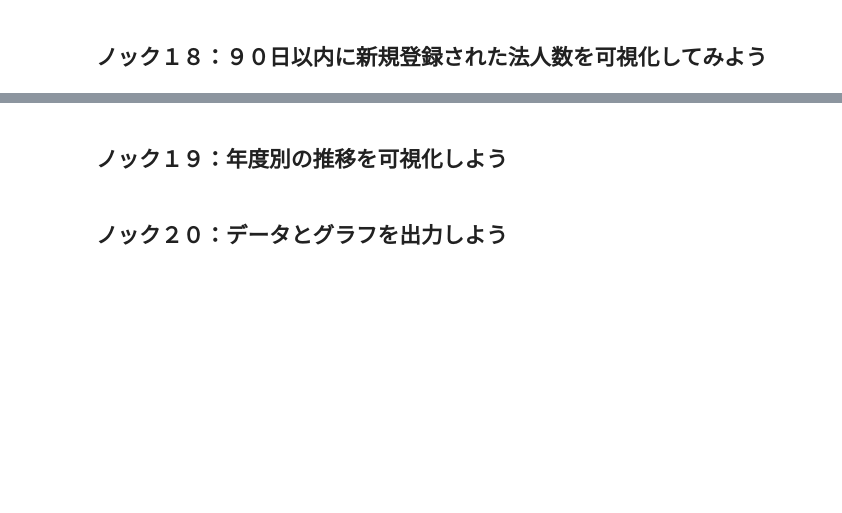
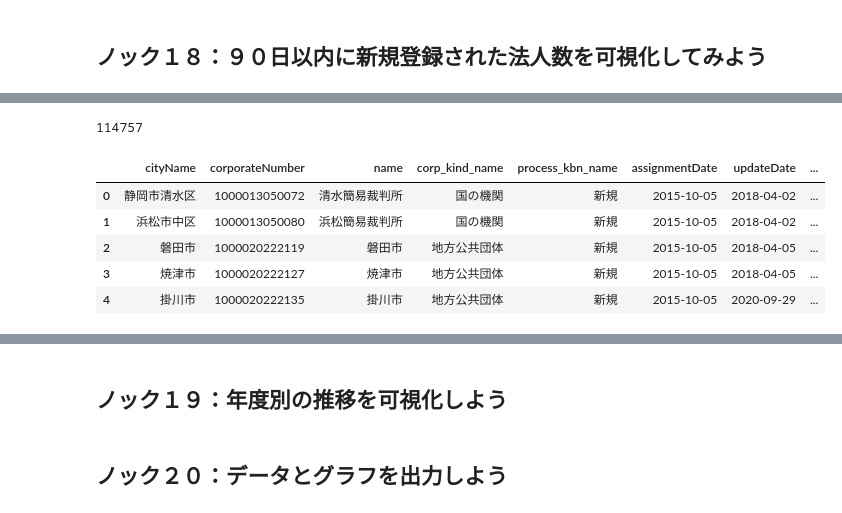
Before and after one commit to ayakamori0702/100knock-process-visualization, a Jupyter notebook: chapter-1/src/1章.ipynb, the cells around one changed output, grey strips where cells are left out. Cells and saved outputs as stored; diff of their text form; code cells hidden in the pictures; blank space fills up the shorter version.

```diff
--- a/chapter-1/src/1章.ipynb
+++ b/chapter-1/src/1章.ipynb
@@ -1156,0 +1095,11 @@ Text(0, 0.5, '法人数')
+# %%
+print(len(data))
+data.head()
+# %% [output]
+114757
+|  | cityName | corporateNumber | name | corp_kind_name | process_kbn_name | assignmentDate | updateDate | ... |
+| 0 | 静岡市清水区 | 1000013050072 | 清水簡易裁判所 | 国の機関 | 新規 | 2015-10-05 | 2018-04-02 | ... |
+| 1 | 浜松市中区 | 1000013050080 | 浜松簡易裁判所 | 国の機関 | 新規 | 2015-10-05 | 2018-04-02 | ... |
+| 2 | 磐田市 | 1000020222119 | 磐田市 | 地方公共団体 | 新規 | 2015-10-05 | 2018-04-05 | ... |
+| 3 | 焼津市 | 1000020222127 | 焼津市 | 地方公共団体 | 新規 | 2015-10-05 | 2018-04-05 | ... |
+| 4 | 掛川市 | 1000020222135 | 掛川市 | 地方公共団体 | 新規 | 2015-10-05 | 2020-09-29 | ... |
```
Also changed, not shown: parts of 25 cells of this notebook, 1 other file.
